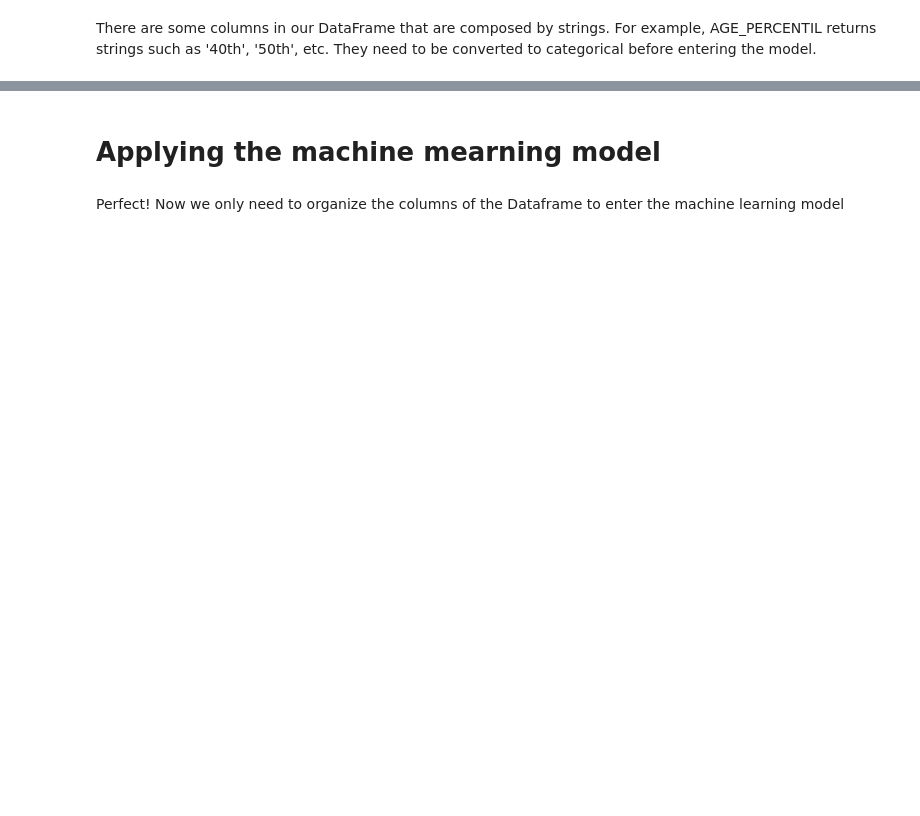
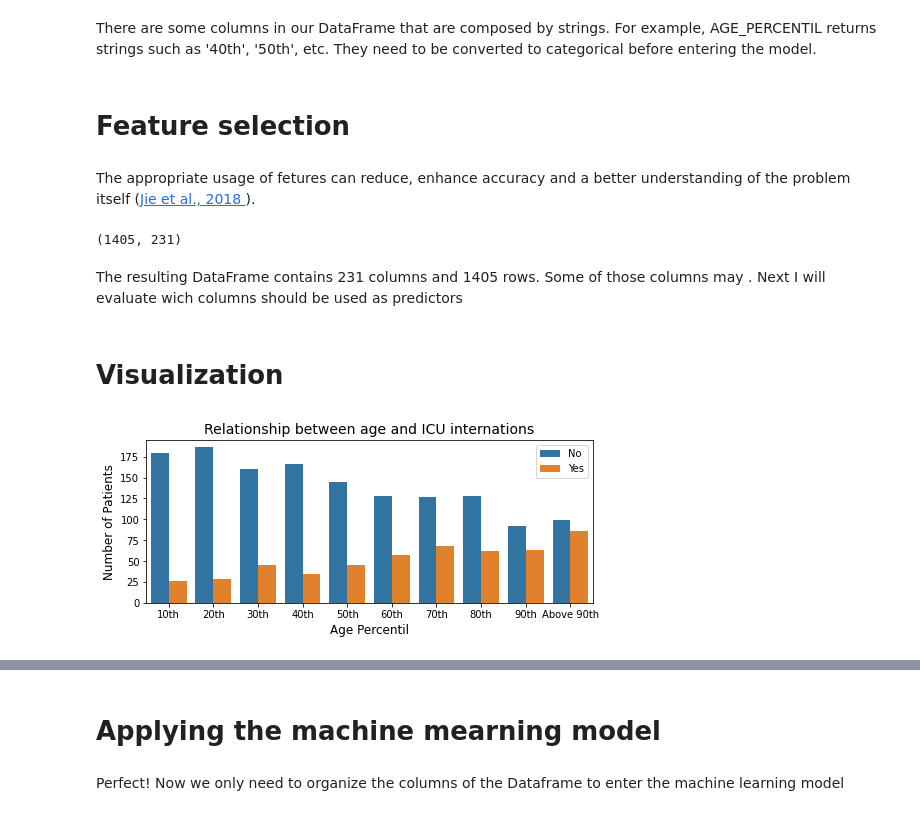
Before and after one commit to carolluzardi/analise_sirio_libanes, a Jupyter notebook: Final_Project_DSBootcamp.ipynb, the cells around one changed output, grey strips where cells are left out. Cells and saved outputs as stored; diff of their text form; code cells hidden in the pictures; blank space fills up the shorter version.

```diff
--- a/Final_Project_DSBootcamp.ipynb
+++ b/Final_Project_DSBootcamp.ipynb
@@ -158,3 +161,25 @@ There are some columns in our DataFrame that are composed by strings. For exampl
 # %%
 data_clean.AGE_PERCENTIL = data_clean.AGE_PERCENTIL.astype('category').cat.codes
 data_clean.WINDOW = data_clean.WINDOW.astype('category').cat.codes
+# %% [markdown]
+# **Feature selection**
+# %% [markdown]
+The appropriate usage of fetures can reduce, enhance accuracy and a better understanding of the problem itself ([Jie et al., 2018 ](https://www.sciencedirect.com/science/article/pii/S0925231218302911)).
+# %%
+data_clean.shape
+# %% [output]
+(1405, 231)
+# %% [markdown]
+The resulting DataFrame contains 231 columns and 1405 rows. Some of those columns may . Next I will evaluate wich columns should be used as predictors
+# %% [markdown]
+# Visualization
+# %%
+plt.figure(figsize=(8,3))
+ax = sns.countplot(data=data, x ='AGE_PERCENTIL', hue = 'ICU', order = sorted(data['AGE_PERCENTIL'].unique()))
+plt.ylabel('Number of Patients', fontsize=12)
+plt.xlabel('Age Percentil', fontsize=12)
+plt.title('Relationship between age and ICU internations', fontsize=14)
+ax.legend(['No', 'Yes'])
+plt.show()
+# %% [output]
+[figure, added]
```
Also changed, not shown: parts of 23 cells of this notebook.
